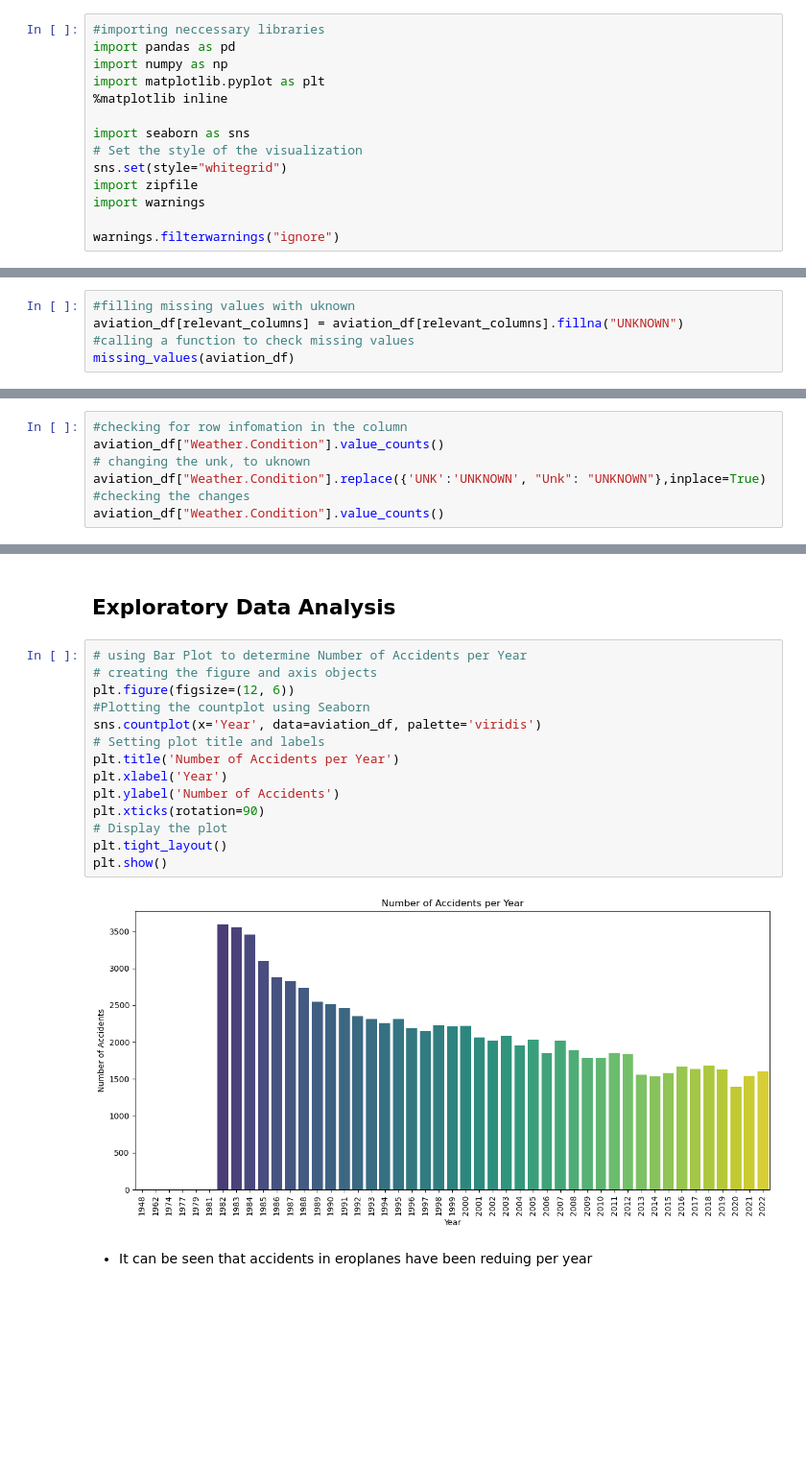
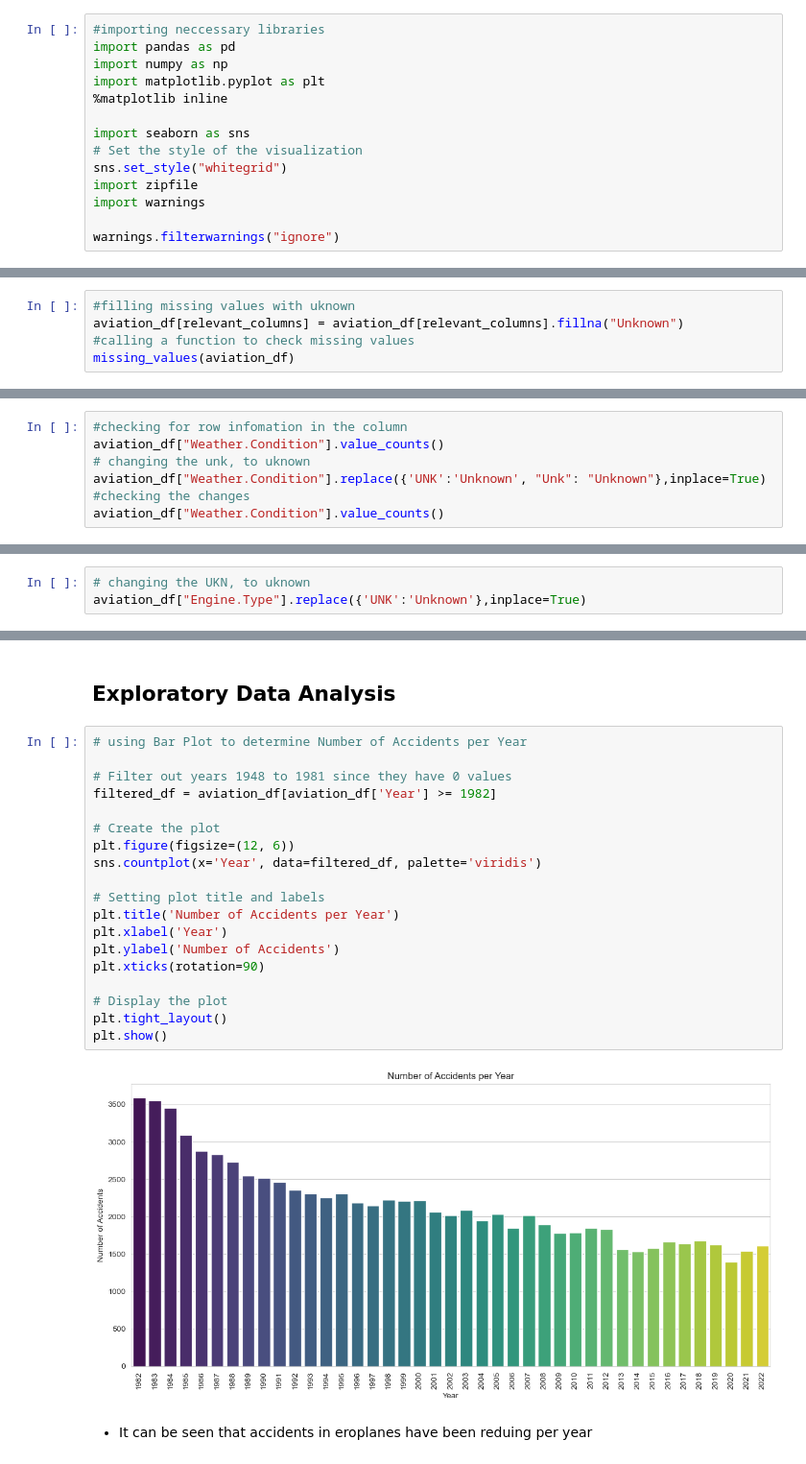
Before and after one commit to WinnyC3/aircraft-optimization-project, a Jupyter notebook: aeroplane.ipynb, the cells around one changed output, grey strips where cells are left out. Shown: that part at 96% size. Drawn from its saved outputs; the diff is of its cells as text; blank space fills up the shorter version.

```diff
--- a/aeroplane.ipynb
+++ b/aeroplane.ipynb
@@ -25,7 +25,7 @@ import matplotlib.pyplot as plt
 
 import seaborn as sns
 # Set the style of the visualization
-sns.set(style="whitegrid")
+sns.set_style("whitegrid")
 import zipfile
 import warnings
 
@@ -129,7 +131,7 @@ relevant_columns = [
     "Report.Status"]
 # %%
 #filling missing values with uknown
-aviation_df[relevant_columns] = aviation_df[relevant_columns].fillna("UNKNOWN")
+aviation_df[relevant_columns] = aviation_df[relevant_columns].fillna("Unknown")
 #calling a function to check missing values
 missing_values(aviation_df)
 # %% [output]
@@ -213,7 +215,7 @@ dtype: int64
 #checking for row infomation in the column
 aviation_df["Weather.Condition"].value_counts()
 # changing the unk, to uknown
-aviation_df["Weather.Condition"].replace({'UNK':'UNKNOWN', "Unk": "UNKNOWN"},inplace=True)
+aviation_df["Weather.Condition"].replace({'UNK':'Unknown', "Unk": "Unknown"},inplace=True)
 #checking the changes
 aviation_df["Weather.Condition"].value_counts()
 # %% [output]
@@ -224,4 +226,7 @@ UNKNOWN     5610
 Name: count, dtype: int64
+# %%
+# changing the UKN, to uknown
+aviation_df["Engine.Type"].replace({'UNK':'Unknown'},inplace=True)
 # %%
 #checking for duplicated data
 aviation_df.duplicated().value_counts()
@@ -275,19 +270,24 @@ Since our data now is clean it is vital to proceed to visualization
 ## Exploratory Data Analysis
 # %%
 # using Bar Plot to determine Number of Accidents per Year
-# creating the figure and axis objects
+
+# Filter out years 1948 to 1981 since they have 0 values
+filtered_df = aviation_df[aviation_df['Year'] >= 1982]
+
+# Create the plot
 plt.figure(figsize=(12, 6))
-#Plotting the countplot using Seaborn
-sns.countplot(x='Year', data=aviation_df, palette='viridis')
+sns.countplot(x='Year', data=filtered_df, palette='viridis')
+
 # Setting plot title and labels
 plt.title('Number of Accidents per Year')
 plt.xlabel('Year')
 plt.ylabel('Number of Accidents')
 plt.xticks(rotation=90)
+
 # Display the plot
 plt.tight_layout()
 plt.show()
 # %% [output]
-[figure, old version]
+[figure, new version]
 # %% [markdown]
 * It can be seen that accidents in eroplanes have been reduing per year
```
Also changed, not shown: parts of 11 cells of this notebook.
